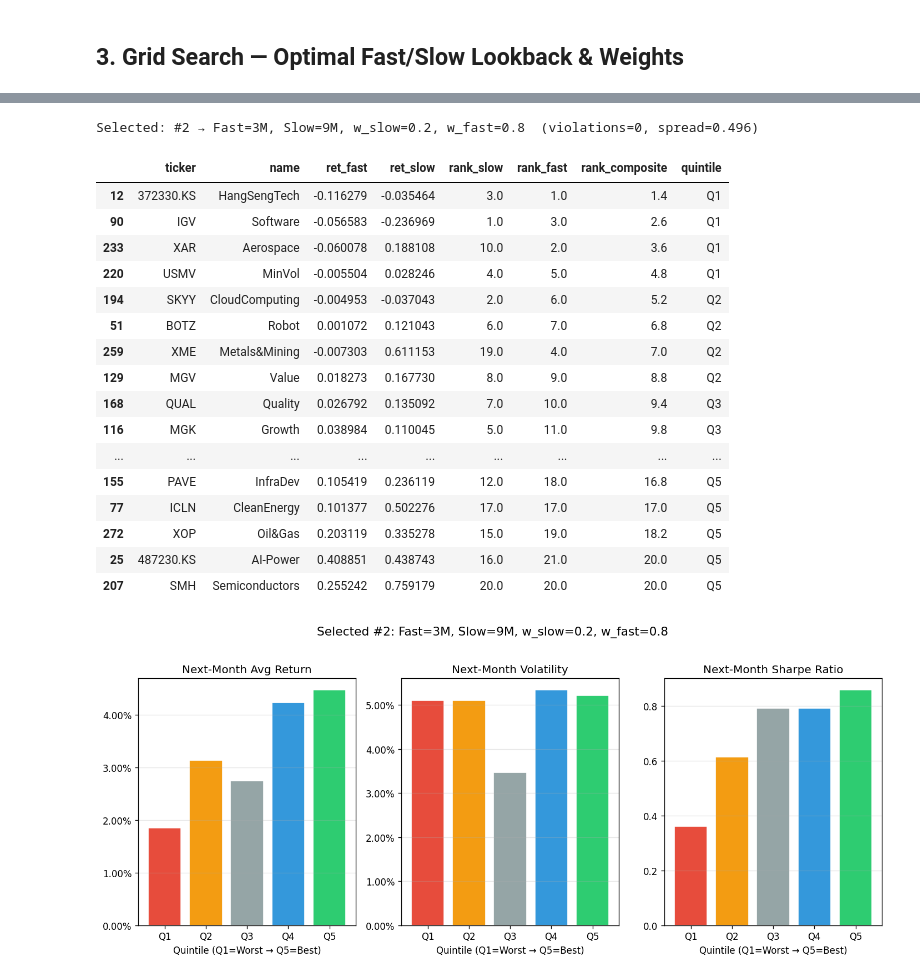
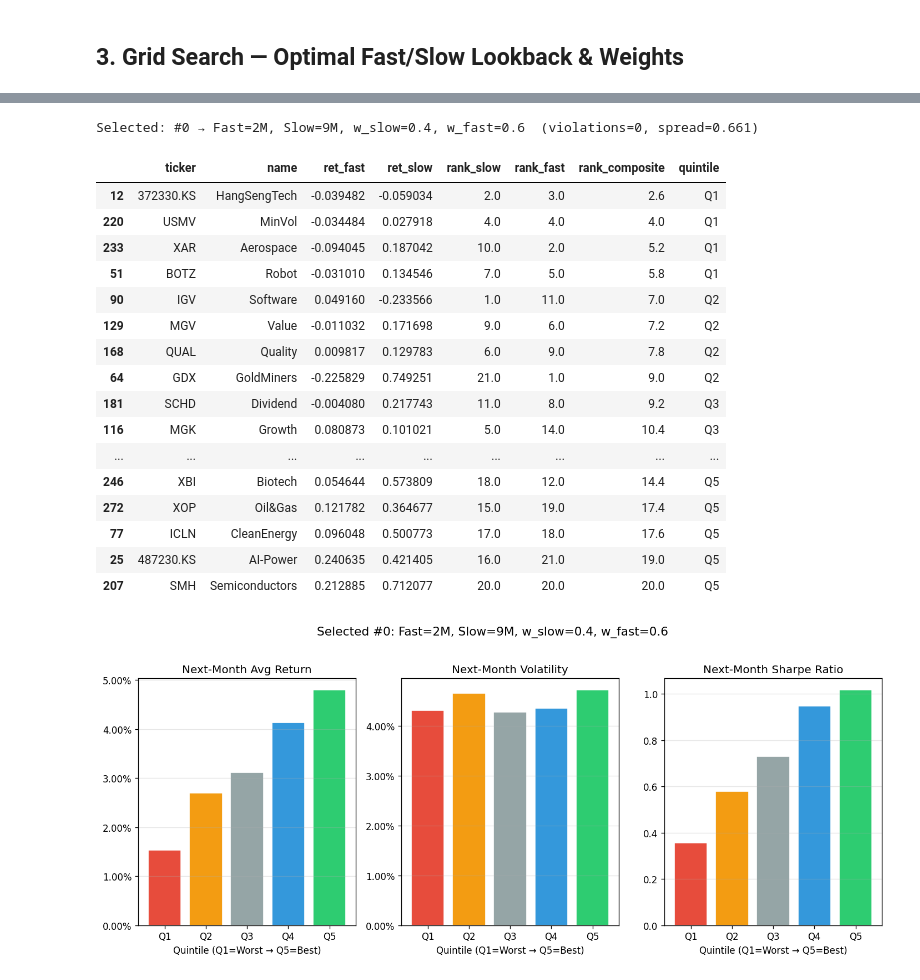
Before and after one commit to mlbhl/trend-quadrant, a Jupyter notebook: visualize.ipynb, the cells around one changed output, grey strips where cells are left out. Drawn from its saved outputs; the diff is of its cells as text; code cells hidden in the pictures.

```diff
--- a/visualize.ipynb
+++ b/visualize.ipynb
@@ -171,34 +108,0 @@ Looks like you are using a tranform that doesn't support FancyArrowPatch, using
-# %%
-# Chart B: Regime Statistics
-regime_stats = calc_regime_stats(monthly_ret_multi, regimes)
-regime_order = ["Bullish", "Correction", "Bearish", "Rebound"]
-regime_stats = regime_stats.loc[regime_order]
-
-fig, axes = plt.subplots(1, 3, figsize=(10, 5))
-bar_colors = [regime_colors[r] for r in regime_order]
-
-# Mean Return
-axes[0].bar(regime_order, regime_stats["mean"], color=bar_colors, edgecolor="white")
-axes[0].set_title("Next-Month Avg Return")
-axes[0].yaxis.set_major_formatter(mticker.PercentFormatter(1.0, decimals=2))
-axes[0].axhline(0, color="black", linewidth=0.5)
-axes[0].grid(axis="y", alpha=0.3)
-
-# Volatility
-axes[1].bar(regime_order, regime_stats["std"], color=bar_colors, edgecolor="white")
-axes[1].set_title("Next-Month Volatility")
-axes[1].yaxis.set_major_formatter(mticker.PercentFormatter(1.0, decimals=2))
-axes[1].grid(axis="y", alpha=0.3)
-
-# Sharpe
-axes[2].bar(regime_order, regime_stats["sharpe"], color=bar_colors, edgecolor="white")
-axes[2].set_title("Next-Month Sharpe Ratio")
-axes[2].axhline(0, color="black", linewidth=0.5)
-axes[2].grid(axis="y", alpha=0.3)
-
-for ax in axes:
-    ax.tick_params(axis="x", rotation=15)
-
-plt.suptitle(f"Regime-Based Next-Month Statistics (Fast={fast_months}M, Slow={slow_months}M)", fontsize=13, y=1.02)
-plt.tight_layout()
-plt.show()
@@ -382,6 +310,6 @@ Best combo (monotonic): Fast=2M, Slow=9M, w_slow=0.4, w_fast=0.6
 # %%
 # ---- Select combo from near-monotonic results (0-indexed from table above) ----
-selected_rank = 2  # Change this: 0 = 1st row, 2 = 3rd row, etc.
+selected_rank = 0  # Change this: 0 = 1st row, 2 = 3rd row, etc.
 
 # Rerun quintile analysis with selected combo from grid search
 sel = near_mono.iloc[selected_rank]
@@ -410,47 +338,47 @@ q_labels = [f"Q{i}" for i in range(1, 6)]
 q_colors = ["#e74c3c", "#f39c12", "#95a5a6", "#3498db", "#2ecc71"]
 
 fig, axes = plt.subplots(1, 3, figsize=(12, 5))
 
 axes[0].bar(q_labels, sel_q_stats.loc[q_labels, "mean"], color=q_colors, edgecolor="white")
 axes[0].set_title("Next-Month Avg Return")
 axes[0].yaxis.set_major_formatter(mticker.PercentFormatter(1.0, decimals=2))
 axes[0].axhline(0, color="black", linewidth=0.5)
 axes[0].grid(axis="y", alpha=0.3)
 
 axes[1].bar(q_labels, sel_q_stats.loc[q_labels, "std"], color=q_colors, edgecolor="white")
 axes[1].set_title("Next-Month Volatility")
 axes[1].yaxis.set_major_formatter(mticker.PercentFormatter(1.0, decimals=2))
 axes[1].grid(axis="y", alpha=0.3)
 
 axes[2].bar(q_labels, sel_q_stats.loc[q_labels, "sharpe"], color=q_colors, edgecolor="white")
 axes[2].set_title("Next-Month Sharpe Ratio")
 axes[2].axhline(0, color="black", linewidth=0.5)
 axes[2].grid(axis="y", alpha=0.3)
 
 for ax in axes:
     ax.set_xlabel("Quintile (Q1=Worst → Q5=Best)")
 
 plt.suptitle(f"Selected #{selected_rank}: Fast={sel_fast}M, Slow={sel_slow}M, "
              f"w_slow={sel_ws:.1f}, w_fast={sel_wf:.1f}", fontsize=13, y=1.02)
 plt.tight_layout()
 plt.show()
 # %% [output]
-Selected: #2 → Fast=3M, Slow=9M, w_slow=0.2, w_fast=0.8  (violations=0, spread=0.496)
+Selected: #0 → Fast=2M, Slow=9M, w_slow=0.4, w_fast=0.6  (violations=0, spread=0.661)
 |  | ticker | name | ret_fast | ret_slow | rank_slow | rank_fast | rank_composite | quintile |
-| 12 | 372330.KS | HangSengTech | -0.116279 | -0.035464 | 3.0 | 1.0 | 1.4 | Q1 |
-| 90 | IGV | Software | -0.056583 | -0.236969 | 1.0 | 3.0 | 2.6 | Q1 |
-| 233 | XAR | Aerospace | -0.060078 | 0.188108 | 10.0 | 2.0 | 3.6 | Q1 |
-| 220 | USMV | MinVol | -0.005504 | 0.028246 | 4.0 | 5.0 | 4.8 | Q1 |
-| 194 | SKYY | CloudComputing | -0.004953 | -0.037043 | 2.0 | 6.0 | 5.2 | Q2 |
-| 51 | BOTZ | Robot | 0.001072 | 0.121043 | 6.0 | 7.0 | 6.8 | Q2 |
-| 259 | XME | Metals&Mining | -0.007303 | 0.611153 | 19.0 | 4.0 | 7.0 | Q2 |
-| 129 | MGV | Value | 0.018273 | 0.167730 | 8.0 | 9.0 | 8.8 | Q2 |
-| 168 | QUAL | Quality | 0.026792 | 0.135092 | 7.0 | 10.0 | 9.4 | Q3 |
-| 116 | MGK | Growth | 0.038984 | 0.110045 | 5.0 | 11.0 | 9.8 | Q3 |
+| 12 | 372330.KS | HangSengTech | -0.039482 | -0.059034 | 2.0 | 3.0 | 2.6 | Q1 |
+| 220 | USMV | MinVol | -0.034484 | 0.027918 | 4.0 | 4.0 | 4.0 | Q1 |
+| 233 | XAR | Aerospace | -0.094045 | 0.187042 | 10.0 | 2.0 | 5.2 | Q1 |
+| 51 | BOTZ | Robot | -0.031010 | 0.134546 | 7.0 | 5.0 | 5.8 | Q1 |
+| 90 | IGV | Software | 0.049160 | -0.233566 | 1.0 | 11.0 | 7.0 | Q2 |
+| 129 | MGV | Value | -0.011032 | 0.171698 | 9.0 | 6.0 | 7.2 | Q2 |
+| 168 | QUAL | Quality | 0.009817 | 0.129783 | 6.0 | 9.0 | 7.8 | Q2 |
+| 64 | GDX | GoldMiners | -0.225829 | 0.749251 | 21.0 | 1.0 | 9.0 | Q2 |
+| 181 | SCHD | Dividend | -0.004080 | 0.217743 | 11.0 | 8.0 | 9.2 | Q3 |
+| 116 | MGK | Growth | 0.080873 | 0.101021 | 5.0 | 14.0 | 10.4 | Q3 |
 | ... | ... | ... | ... | ... | ... | ... | ... | ... |
-| 155 | PAVE | InfraDev | 0.105419 | 0.236119 | 12.0 | 18.0 | 16.8 | Q5 |
-| 77 | ICLN | CleanEnergy | 0.101377 | 0.502276 | 17.0 | 17.0 | 17.0 | Q5 |
-| 272 | XOP | Oil&Gas | 0.203119 | 0.335278 | 15.0 | 19.0 | 18.2 | Q5 |
-| 25 | 487230.KS | AI-Power | 0.408851 | 0.438743 | 16.0 | 21.0 | 20.0 | Q5 |
-| 207 | SMH | Semiconductors | 0.255242 | 0.759179 | 20.0 | 20.0 | 20.0 | Q5 |
+| 246 | XBI | Biotech | 0.054644 | 0.573809 | 18.0 | 12.0 | 14.4 | Q5 |
+| 272 | XOP | Oil&Gas | 0.121782 | 0.364677 | 15.0 | 19.0 | 17.4 | Q5 |
+| 77 | ICLN | CleanEnergy | 0.096048 | 0.500773 | 17.0 | 18.0 | 17.6 | Q5 |
+| 25 | 487230.KS | AI-Power | 0.240635 | 0.421405 | 16.0 | 21.0 | 19.0 | Q5 |
+| 207 | SMH | Semiconductors | 0.212885 | 0.712077 | 20.0 | 20.0 | 20.0 | Q5 |
-[figure, old version]
+[figure, new version]
```
Also changed, not shown: parts of 12 cells of this notebook, 1 other file.
